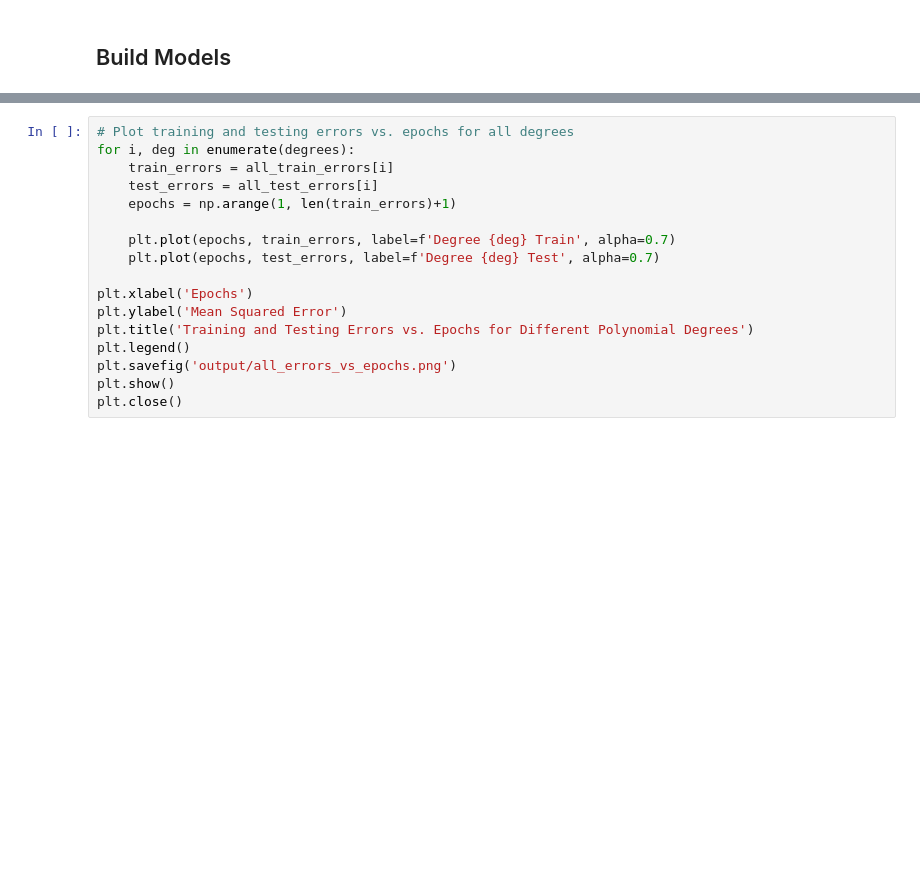
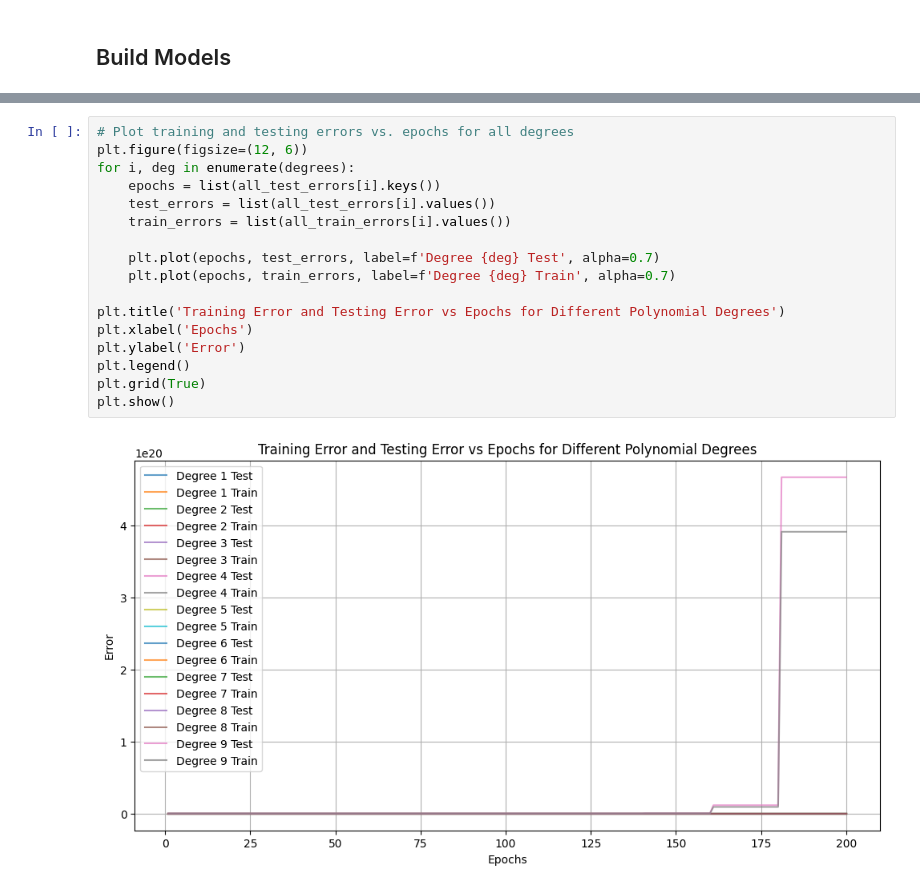
Before and after one commit to MSSRPRAD/RegressionFromScratch, a Jupyter notebook: SingleVariablePolynomialRegression/Single.ipynb, the cells around one changed output, grey strips where cells are left out. Saved outputs shown, nothing was run; the diff lists cells and outputs as text; blank space fills up the shorter version.

```diff
--- a/SingleVariablePolynomialRegression/Single.ipynb
+++ b/SingleVariablePolynomialRegression/Single.ipynb
@@ -278,20 +275,22 @@ plt.close()
 # %%
 # Plot training and testing errors vs. epochs for all degrees
+plt.figure(figsize=(12, 6))
 for i, deg in enumerate(degrees):
-    train_errors = all_train_errors[i]
-    test_errors = all_test_errors[i]
-    epochs = np.arange(1, len(train_errors)+1)
+    epochs = list(all_test_errors[i].keys())
+    test_errors = list(all_test_errors[i].values())
+    train_errors = list(all_train_errors[i].values())
 
+    plt.plot(epochs, test_errors, label=f'Degree {deg} Test', alpha=0.7)
     plt.plot(epochs, train_errors, label=f'Degree {deg} Train', alpha=0.7)
-    plt.plot(epochs, test_errors, label=f'Degree {deg} Test', alpha=0.7)
 
+plt.title('Training Error and Testing Error vs Epochs for Different Polynomial Degrees')
 plt.xlabel('Epochs')
-plt.ylabel('Mean Squared Error')
-plt.title('Training and Testing Errors vs. Epochs for Different Polynomial Degrees')
+plt.ylabel('Error')
 plt.legend()
-plt.savefig('output/all_errors_vs_epochs.png')
+plt.grid(True)
 plt.show()
-plt.close()
+# %% [output]
+[figure, added]
 # %%
 # Use the best degree to fit the best polynomial model
 best_model = PolynomialRegressionModel(best_degree)
```
Also changed, not shown: parts of 3 cells of this notebook, 2 other files.
